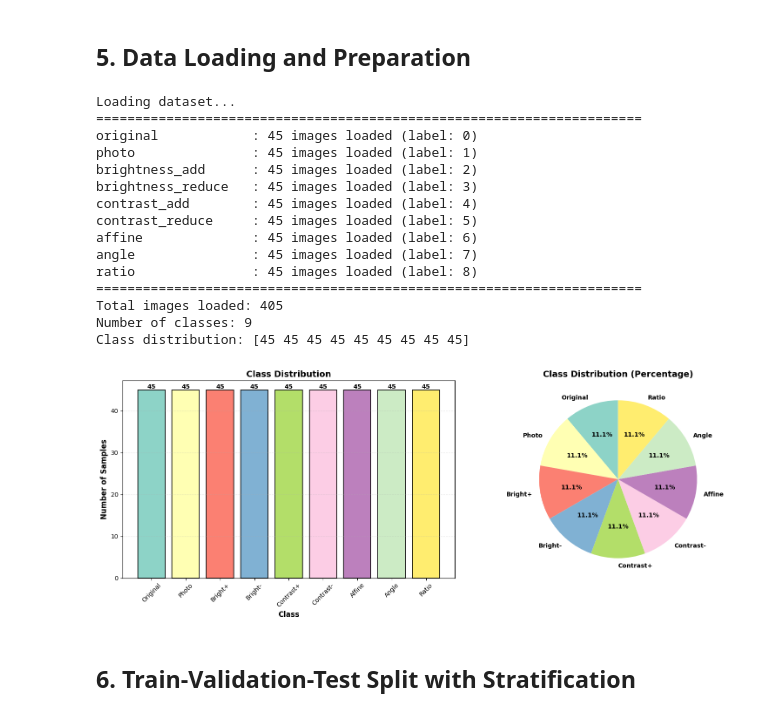
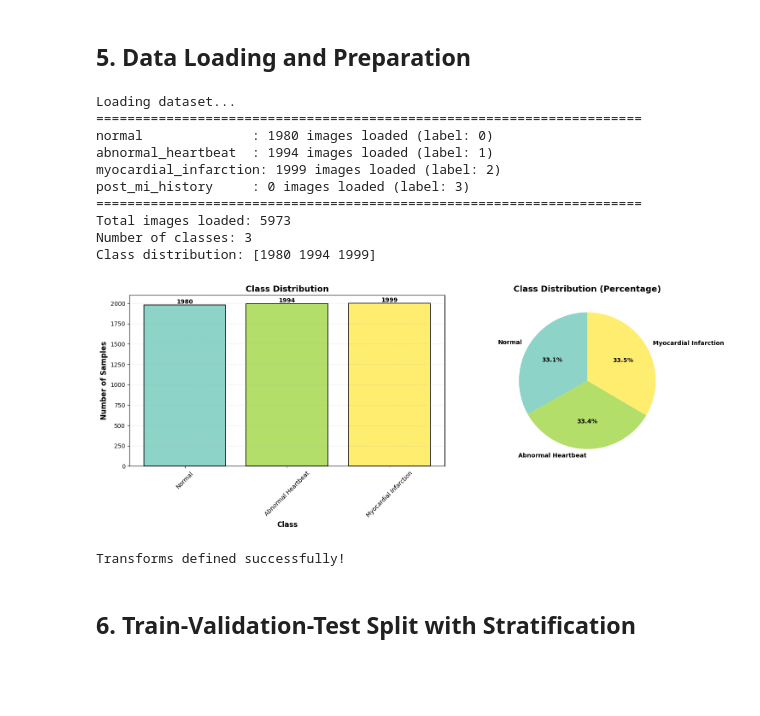
Before and after one commit to SQUADRON-LEADER/CardioVision-AI, a Jupyter notebook: ECG_Digitization_Training.ipynb, the cells around one changed output. Drawn from its saved outputs; the diff is of its cells as text; code cells hidden in the pictures; blank space fills up the shorter version.

Commit message:
Update ECG digitization training notebook

```diff
--- a/ECG_Digitization_Training.ipynb
+++ b/ECG_Digitization_Training.ipynb
@@ -135,18 +135,11 @@ Directory structure:
 ✓ checkpoints/ directory created
 ==================================================
 # %%
-# Define data directories
 data_dirs = {
-    'signal': 'data/0_signal',
-    'original': 'data/1_origin',
-    'photo': 'data/2_photo',
-    'brightness_add': 'data/3_add_brightness',
-    'brightness_reduce': 'data/4_reduce_brightness',
-    'contrast_add': 'data/5_add_contrast',
-    'contrast_reduce': 'data/6_reduce_contrast',
-    'affine': 'data/7_affine',
-    'angle': 'data/8_angle',
-    'ratio': 'data/9_ratio'
+    'normal': r'ecg_data\normal_ecg_images',
+    'abnormal_heartbeat': r'ecg_data\abnormal_heartbeat_ecg_images',
+    'myocardial_infarction': r'ecg_data\myocardial_infarction_ecg_images',
+    'post_mi_history': r'ecg_data\post_mi_history_ecg_images'
 }
 
 # Count files in each directory
@@ -356,23 +343,15 @@ def load_dataset(data_dirs, max_samples_per_class=None):
     all_images = []
     all_labels = []
 
-    # Map directory names to class labels
+    # Map directory names to class labels - UPDATED FOR NEW DATASET
     class_mapping = {
-        'original': 0,
-        'photo': 1,
-        'brightness_add': 2,
-        'brightness_reduce': 3,
-        'contrast_add': 4,
-        'contrast_reduce': 5,
-        'affine': 6,
-        'angle': 7,
-        'ratio': 8
+        'normal': 0,
+        'abnormal_heartbeat': 1,
+        'myocardial_infarction': 2,
+        'post_mi_history': 3
     }
 
     for category, path in data_dirs.items():
-        if category == 'signal':  # Skip signal directory
-            continue
-
         if not os.path.exists(path):
             print(f"Warning: {path} does not exist, skipping...")
             continue
@@ -409,49 +388,61 @@ print(f"Class distribution: {np.bincount(labels)}")
 # %% [output]
 Loading dataset...
 ======================================================================
-original            : 45 images loaded (label: 0)
-photo               : 45 images loaded (label: 1)
-brightness_add      : 45 images loaded (label: 2)
-brightness_reduce   : 45 images loaded (label: 3)
-contrast_add        : 45 images loaded (label: 4)
-contrast_reduce     : 45 images loaded (label: 5)
-affine              : 45 images loaded (label: 6)
-angle               : 45 images loaded (label: 7)
-ratio               : 45 images loaded (label: 8)
+normal              : 1980 images loaded (label: 0)
+abnormal_heartbeat  : 1994 images loaded (label: 1)
+myocardial_infarction: 1999 images loaded (label: 2)
+post_mi_history     : 0 images loaded (label: 3)
 ======================================================================
-Total images loaded: 405
-Number of classes: 9
-Class distribution: [45 45 45 45 45 45 45 45 45]
+Total images loaded: 5973
+Number of classes: 3
+Class distribution: [1980 1994 1999]
 # %%
 # Visualize class distribution
 fig, (ax1, ax2) = plt.subplots(1, 2, figsize=(16, 6))
 
-# Bar plot
-class_names = ['Original', 'Photo', 'Bright+', 'Bright-', 'Contrast+', 'Contrast-', 'Affine', 'Angle', 'Ratio']
+# Bar plot - UPDATED FOR PTB-XL DATASET (3 CLASSES)
+class_names = ['Normal', 'Abnormal Heartbeat', 'Myocardial Infarction']
 class_counts = np.bincount(labels)
 colors = plt.cm.Set3(np.linspace(0, 1, len(class_names)))
 bars = ax1.bar(class_names, class_counts, color=colors, edgecolor='black', linewidth=1.2)
 ax1.set_xlabel('Class', fontsize=12, fontweight='bold')
 ax1.set_ylabel('Number of Samples', fontsize=12, fontweight='bold')
 ax1.set_title('Class Distribution', fontsize=14, fontweight='bold')
 ax1.tick_params(axis='x', rotation=45)
 ax1.grid(axis='y', alpha=0.3, linestyle='--')
 
 for bar in bars:
     height = bar.get_height()
     ax1.text(bar.get_x() + bar.get_width()/2., height,
             f'{int(height)}', ha='center', va='bottom', fontweight='bold', fontsize=10)
 
 # Pie chart
 ax2.pie(class_counts, labels=class_names, autopct='%1.1f%%', startangle=90,
         colors=colors, textprops={'fontsize': 10, 'fontweight': 'bold'})
 ax2.set_title('Class Distribution (Percentage)', fontsize=14, fontweight='bold')
 
 plt.tight_layout()
 plt.savefig('outputs/class_distribution.png', dpi=300, bbox_inches='tight')
 plt.show()
 # %% [output]
-[figure, old version]
+[figure, new version]
+# %%
+# Define transforms for training and validation
+train_transform = transforms.Compose([
+    transforms.Resize((224, 224)),
+    transforms.ToTensor(),
+    transforms.Normalize(mean=[0.485, 0.456, 0.406], std=[0.229, 0.224, 0.225])
+])
+
+val_transform = transforms.Compose([
+    transforms.Resize((224, 224)),
+    transforms.ToTensor(),
+    transforms.Normalize(mean=[0.485, 0.456, 0.406], std=[0.229, 0.224, 0.225])
+])
+
+print("Transforms defined successfully!")
+# %% [output]
+Transforms defined successfully!
 # %% [markdown]
 ## 6. Train-Validation-Test Split with Stratification
 # %%
```
Also changed, not shown: parts of 13 cells of this notebook.
